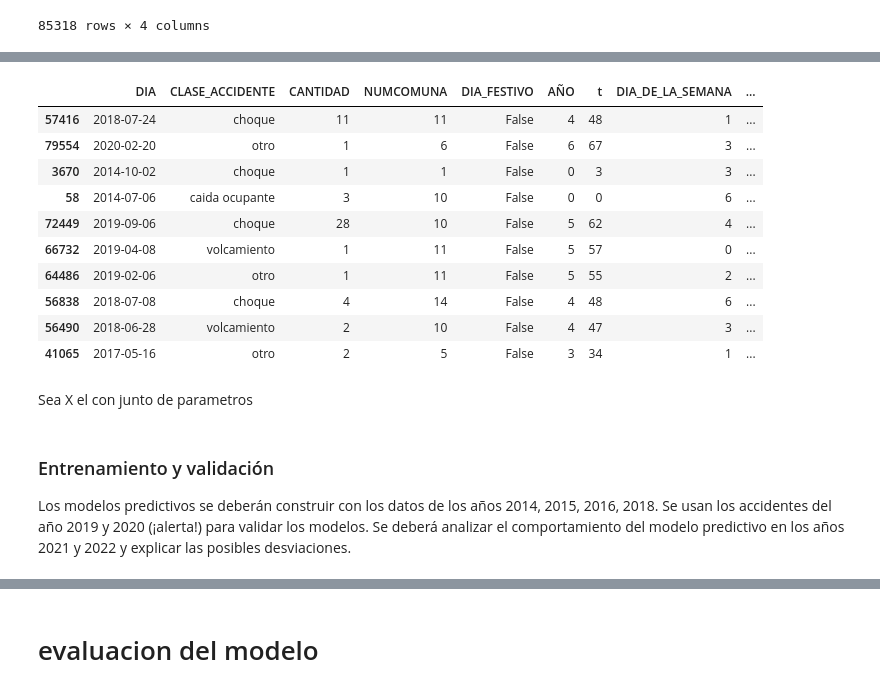
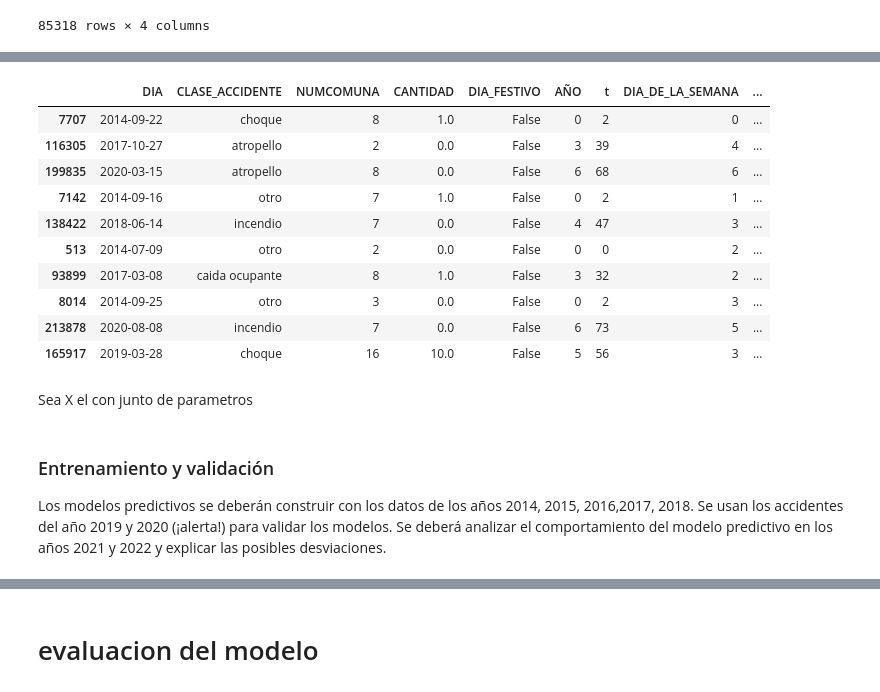
Before and after one commit to joscanoga/prediccion-de-incidentes-viales-en-la-ciudad-de-Medellin, a Jupyter notebook: notebookfinal.ipynb, the cells around one changed output, grey strips where cells are left out. Saved outputs shown, nothing was run; the diff lists cells and outputs as text; code cells hidden in the pictures.

```diff
--- a/notebookfinal.ipynb
+++ b/notebookfinal.ipynb
@@ -347,0 +350,16 @@ Se deberá construir un modelo que permita predecir la accidentalidad por tipo d
+# %%
+#creamos un dataframe con todos las posibles combinaciones de dia, en tre el rango de fechas,
+from datetime import datetime, timedelta
+inicio = datetime(2014,7,4)
+fin    = datetime(2020,8,31)
+
+df_aux = pd.DataFrame([inicio + timedelta(days=d) for d in range((fin - inicio).days + 1)],columns=["DIA"])
+df_aux["DIA"]=df_aux["DIA"].apply(lambda x : str(x)[:10])
+df_aux["key"]=1
+clase_accidente=pd.DataFrame(df.CLASE_ACCIDENTE.unique(),columns=["CLASE_ACCIDENTE"])
+clase_accidente["key"]=1
+df_aux=pd.merge(df_aux, clase_accidente, on ='key')
+numcomuna=pd.DataFrame(df.NUMCOMUNA.unique(),columns=["NUMCOMUNA"])
+numcomuna["key"]=1
+df_aux=pd.merge(df_aux, numcomuna, on ='key').drop(["key"],axis=1)
+df_aux
@@ -348,6 +380,6 @@ Se deberá construir un modelo que permita predecir la accidentalidad por tipo d
 # %%
 df=data
-df["DIA"]=df["FECHA_ACCIDENTE"].apply(lambda x: x.date())
+df["DIA"]=df["FECHA_ACCIDENTE"].apply(lambda x: str(x.date()))
 #agrupamos los datos por dia clase de accidente  y comuna
 df=df.groupby(["DIA","CLASE_ACCIDENTE","NUMCOMUNA"]).count()
 df.reset_index(inplace=True)
@@ -369,3 +401,7 @@ df
 | 85316 | 2020-08-31 | volcamiento | 1 | 2 |
 | 85317 | 2020-08-31 | volcamiento | 1 | 9 |
 85318 rows × 4 columns
+# %%
+df=pd.merge(df_aux, df, on =["DIA","CLASE_ACCIDENTE","NUMCOMUNA"],how='left')
+df["CANTIDAD"]=df["CANTIDAD"].fillna(0)
+df
@@ -372,39 +422,39 @@ df
 # %%
 import holidays_co as co
 from datetime import timedelta
 #hacemos una limpieza final  con el fin de obtener unos datos mejores para ser pocesados por la red neuronal
 #dia_festivo 1 si 0 no
-df["dia_festivo".upper()]=df["DIA"].apply(lambda x : str(co.is_holiday_date(x)))
+df["dia_festivo".upper()]=df["DIA"].apply(lambda x : str(co.is_holiday_date(datetime.strptime(x,'%Y-%m-%d'))))
 #año del accidente
 df["AÑO"]=df["DIA"].apply(lambda x : pd.Timestamp(x).year-2014)
 #tiempo en meses desde el primer data conocido
 df["t"]=df["DIA"].apply(lambda x : (pd.Timestamp(x).year-2014)*12+pd.Timestamp(x).month-7)
 #dia de la semana en numero
 df["dia_de_la_semana".upper()]=df["dia".upper()].apply(lambda x : str(pd.Timestamp(x).day_of_week))
 #mes de ocurencia
 df["MES"]=df["DIA"].apply(lambda x : str(pd.Timestamp(x).month))
 #dia que ocurrio el accidente en el mes
 df["dia_del_mes".upper()]=df["dia".upper()].apply(lambda x :str( pd.Timestamp(x).day))
 
 dfaux=df.copy()
 df.sample(10)
 # %% [output]
-|  | DIA | CLASE_ACCIDENTE | CANTIDAD | NUMCOMUNA | DIA_FESTIVO | AÑO | t | DIA_DE_LA_SEMANA | ... |
-| 57416 | 2018-07-24 | choque | 11 | 11 | False | 4 | 48 | 1 | ... |
-| 79554 | 2020-02-20 | otro | 1 | 6 | False | 6 | 67 | 3 | ... |
-| 3670 | 2014-10-02 | choque | 1 | 1 | False | 0 | 3 | 3 | ... |
-| 58 | 2014-07-06 | caida ocupante | 3 | 10 | False | 0 | 0 | 6 | ... |
-| 72449 | 2019-09-06 | choque | 28 | 10 | False | 5 | 62 | 4 | ... |
-| 66732 | 2019-04-08 | volcamiento | 1 | 11 | False | 5 | 57 | 0 | ... |
-| 64486 | 2019-02-06 | otro | 1 | 11 | False | 5 | 55 | 2 | ... |
-| 56838 | 2018-07-08 | choque | 4 | 14 | False | 4 | 48 | 6 | ... |
-| 56490 | 2018-06-28 | volcamiento | 2 | 10 | False | 4 | 47 | 3 | ... |
-| 41065 | 2017-05-16 | otro | 2 | 5 | False | 3 | 34 | 1 | ... |
+|  | DIA | CLASE_ACCIDENTE | NUMCOMUNA | CANTIDAD | DIA_FESTIVO | AÑO | t | DIA_DE_LA_SEMANA | ... |
+| 7707 | 2014-09-22 | choque | 8 | 1.0 | False | 0 | 2 | 0 | ... |
+| 116305 | 2017-10-27 | atropello | 2 | 0.0 | False | 3 | 39 | 4 | ... |
+| 199835 | 2020-03-15 | atropello | 8 | 0.0 | False | 6 | 68 | 6 | ... |
+| 7142 | 2014-09-16 | otro | 7 | 1.0 | False | 0 | 2 | 1 | ... |
+| 138422 | 2018-06-14 | incendio | 7 | 0.0 | False | 4 | 47 | 3 | ... |
+| 513 | 2014-07-09 | otro | 2 | 0.0 | False | 0 | 0 | 2 | ... |
+| 93899 | 2017-03-08 | caida ocupante | 8 | 1.0 | False | 3 | 32 | 2 | ... |
+| 8014 | 2014-09-25 | otro | 3 | 0.0 | False | 0 | 2 | 3 | ... |
+| 213878 | 2020-08-08 | incendio | 7 | 0.0 | False | 6 | 73 | 5 | ... |
+| 165917 | 2019-03-28 | choque | 16 | 10.0 | False | 5 | 56 | 3 | ... |
 # %% [markdown]
 Sea X el con junto de parametros
 # %% [markdown]
 ### Entrenamiento y validación
-Los modelos predictivos se deberán construir con los datos de los años 2014, 2015, 2016, 2018. Se usan los accidentes del año 2019 y 2020 (¡alerta!) para validar los modelos.
+Los modelos predictivos se deberán construir con los datos de los años 2014, 2015, 2016,2017, 2018. Se usan los accidentes del año 2019 y 2020 (¡alerta!) para validar los modelos.
 Se deberá analizar el comportamiento del modelo predictivo en los años 2021 y 2022 y explicar las posibles desviaciones.
 # %%
 dfaux=df.copy()
```
Also changed, not shown: parts of 38 cells of this notebook.
